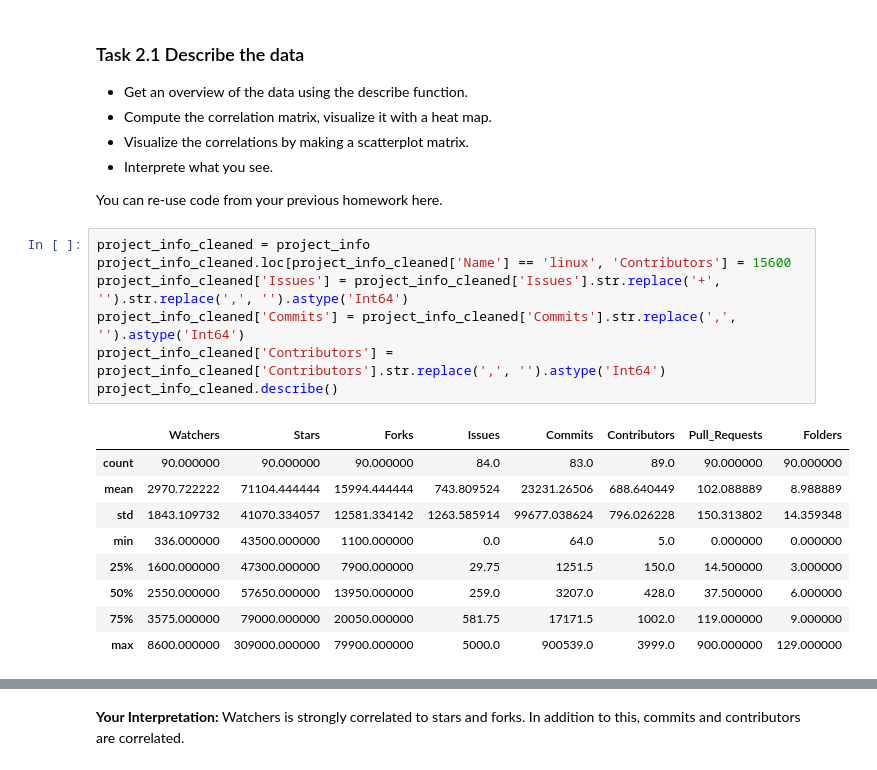
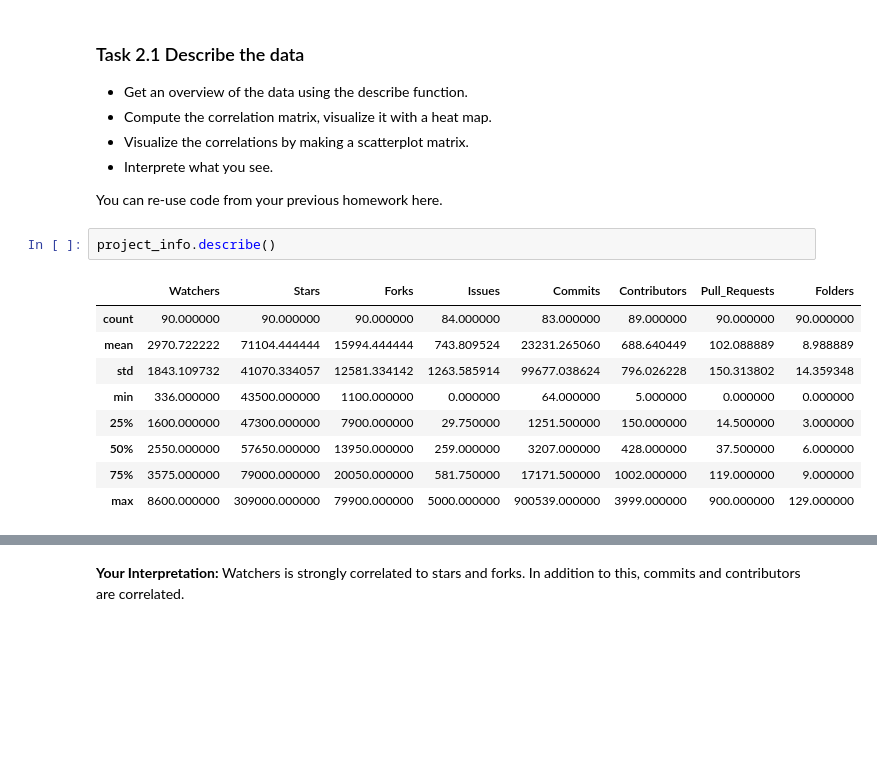
Before and after one commit to logancorrea/Intro-to-Data-Science, a Jupyter notebook: Homework/HW06/HW6.ipynb, the cells around one changed output, grey strips where cells are left out. Cells and saved outputs as stored; diff of their text form; blank space fills up the shorter version.

```diff
--- a/Homework/HW06/HW6.ipynb
+++ b/Homework/HW06/HW6.ipynb
@@ -304,23 +318,18 @@ project_info.head()
 + Interprete what you see.
 
 You can re-use code from your previous homework here.
-# %%
-project_info_cleaned = project_info
-project_info_cleaned.loc[project_info_cleaned['Name'] == 'linux', 'Contributors'] = 15600
-project_info_cleaned['Issues'] = project_info_cleaned['Issues'].str.replace('+', '').str.replace(',', '').astype('Int64')
-project_info_cleaned['Commits'] = project_info_cleaned['Commits'].str.replace(',', '').astype('Int64')
-project_info_cleaned['Contributors'] = project_info_cleaned['Contributors'].str.replace(',', '').astype('Int64')
-project_info_cleaned.describe()
-# %% [output]
-|  | Watchers | Stars | Forks | Issues | Commits | Contributors | Pull_Requests | Folders |
-| count | 90.000000 | 90.000000 | 90.000000 | 84.0 | 83.0 | 89.0 | 90.000000 | 90.000000 |
-| mean | 2970.722222 | 71104.444444 | 15994.444444 | 743.809524 | 23231.26506 | 688.640449 | 102.088889 | 8.988889 |
-| std | 1843.109732 | 41070.334057 | 12581.334142 | 1263.585914 | 99677.038624 | 796.026228 | 150.313802 | 14.359348 |
-| min | 336.000000 | 43500.000000 | 1100.000000 | 0.0 | 64.0 | 5.0 | 0.000000 | 0.000000 |
-| 25% | 1600.000000 | 47300.000000 | 7900.000000 | 29.75 | 1251.5 | 150.0 | 14.500000 | 3.000000 |
-| 50% | 2550.000000 | 57650.000000 | 13950.000000 | 259.0 | 3207.0 | 428.0 | 37.500000 | 6.000000 |
-| 75% | 3575.000000 | 79000.000000 | 20050.000000 | 581.75 | 17171.5 | 1002.0 | 119.000000 | 9.000000 |
-| max | 8600.000000 | 309000.000000 | 79900.000000 | 5000.0 | 900539.0 | 3999.0 | 900.000000 | 129.000000 |
+# %%
+project_info.describe()
+# %% [output]
+|  | Watchers | Stars | Forks | Issues | Commits | Contributors | Pull_Requests | Folders |
+| count | 90.000000 | 90.000000 | 90.000000 | 84.000000 | 83.000000 | 89.000000 | 90.000000 | 90.000000 |
+| mean | 2970.722222 | 71104.444444 | 15994.444444 | 743.809524 | 23231.265060 | 688.640449 | 102.088889 | 8.988889 |
+| std | 1843.109732 | 41070.334057 | 12581.334142 | 1263.585914 | 99677.038624 | 796.026228 | 150.313802 | 14.359348 |
+| min | 336.000000 | 43500.000000 | 1100.000000 | 0.000000 | 64.000000 | 5.000000 | 0.000000 | 0.000000 |
+| 25% | 1600.000000 | 47300.000000 | 7900.000000 | 29.750000 | 1251.500000 | 150.000000 | 14.500000 | 3.000000 |
+| 50% | 2550.000000 | 57650.000000 | 13950.000000 | 259.000000 | 3207.000000 | 428.000000 | 37.500000 | 6.000000 |
+| 75% | 3575.000000 | 79000.000000 | 20050.000000 | 581.750000 | 17171.500000 | 1002.000000 | 119.000000 | 9.000000 |
+| max | 8600.000000 | 309000.000000 | 79900.000000 | 5000.000000 | 900539.000000 | 3999.000000 | 900.000000 | 129.000000 |
 # %%
 import seaborn as sns
 
```
Also changed, not shown: parts of 12 cells of this notebook, 1 other file.
